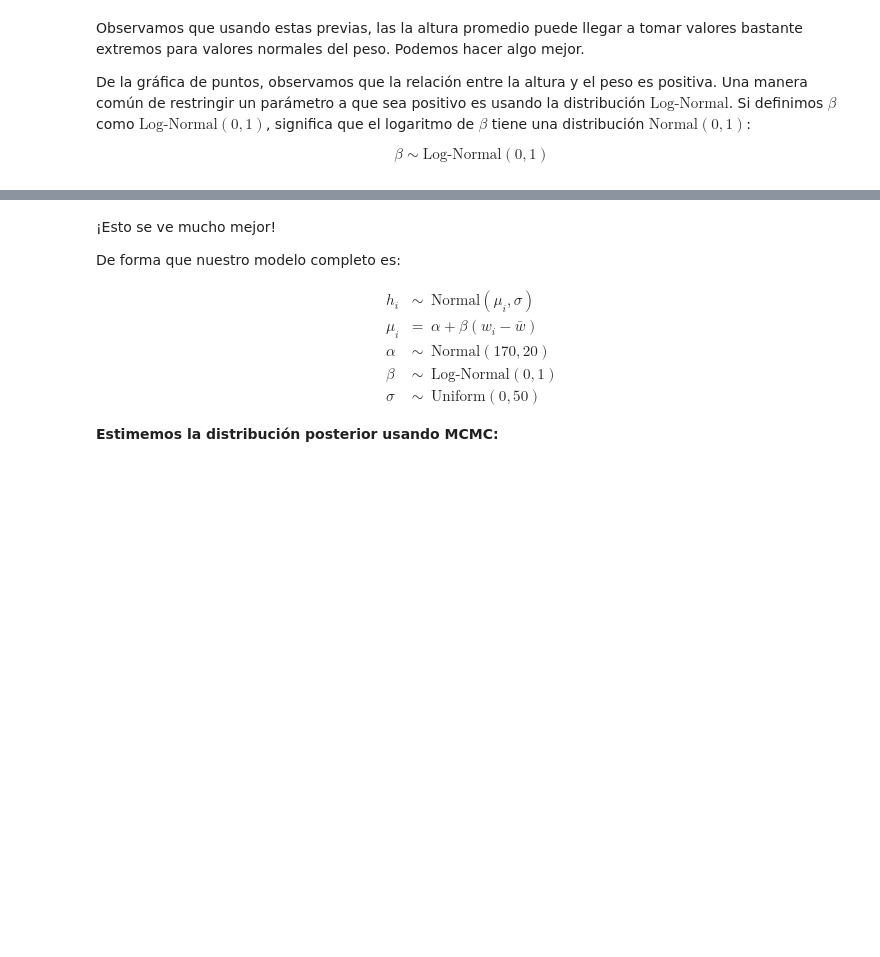
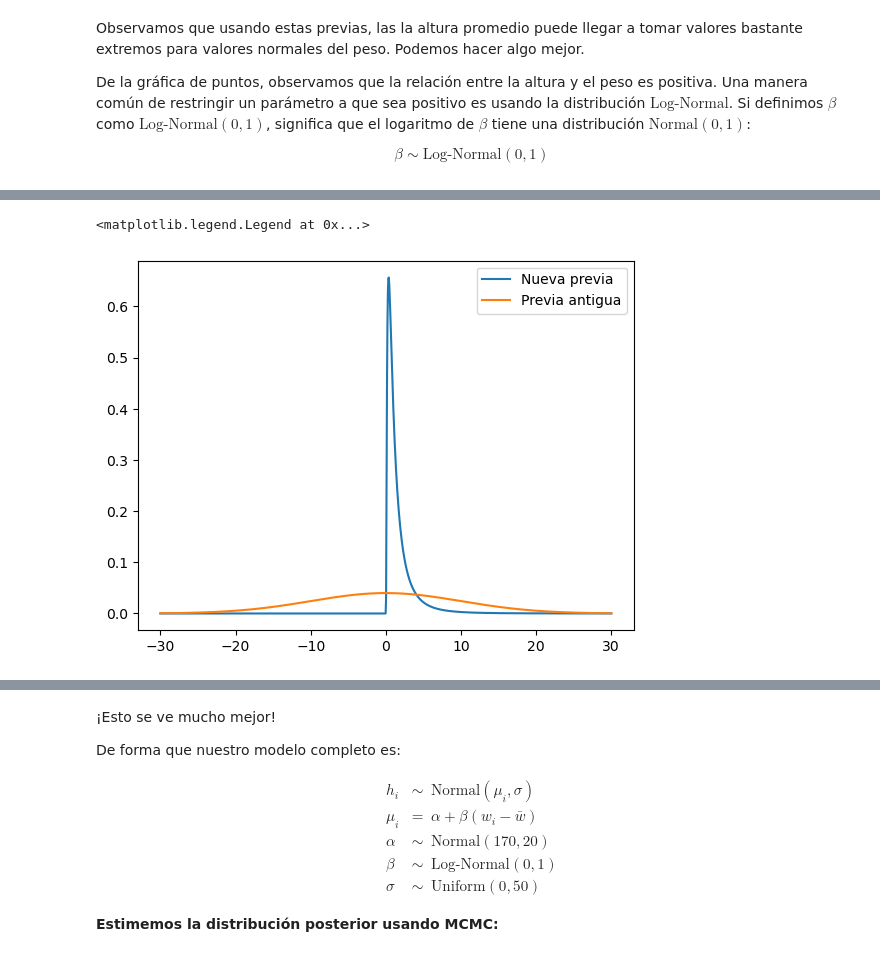
Before and after one commit to esjimenezro/mebo2024, a Jupyter notebook: modulo3/tema8/2-modelos-regresion-lineal.ipynb, the cells around one changed output, grey strips where cells are left out. Drawn from its saved outputs; the diff is of its cells as text; code cells hidden in the pictures; blank space fills up the shorter version.

```diff
--- a/modulo3/tema8/2-modelos-regresion-lineal.ipynb
+++ b/modulo3/tema8/2-modelos-regresion-lineal.ipynb
@@ -94,2 +161,10 @@ $$
+# %%
+x = np.linspace(-30, 30, 1000)
+plt.plot(x, stats.lognorm.pdf(x, loc=0, s=1), label="Nueva previa")
+plt.plot(x, stats.norm.pdf(x, loc=0, scale=10), label="Previa antigua")
+plt.legend()
+# %% [output]
+<matplotlib.legend.Legend at 0x...>
+[figure, added]
 # %%
 # Simulación previa predictiva
```
Also changed, not shown: parts of 33 cells of this notebook.
